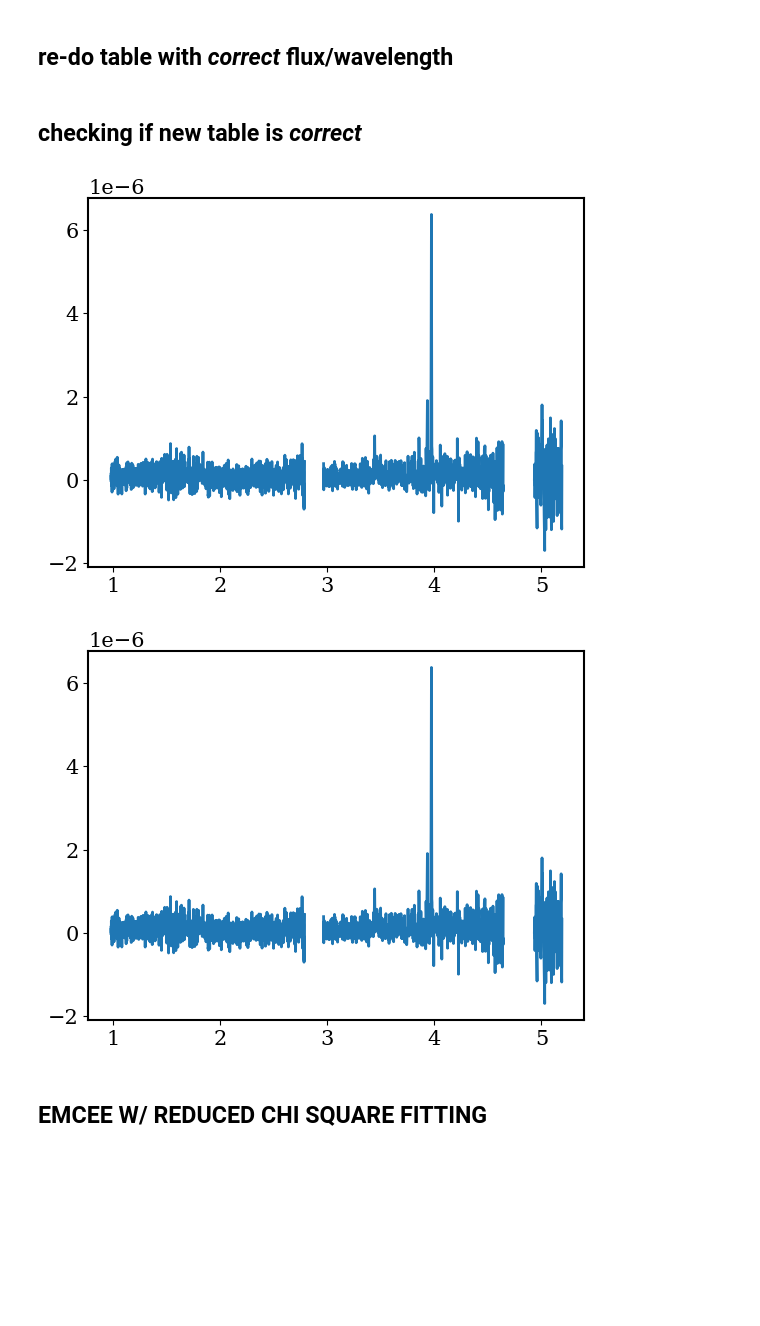
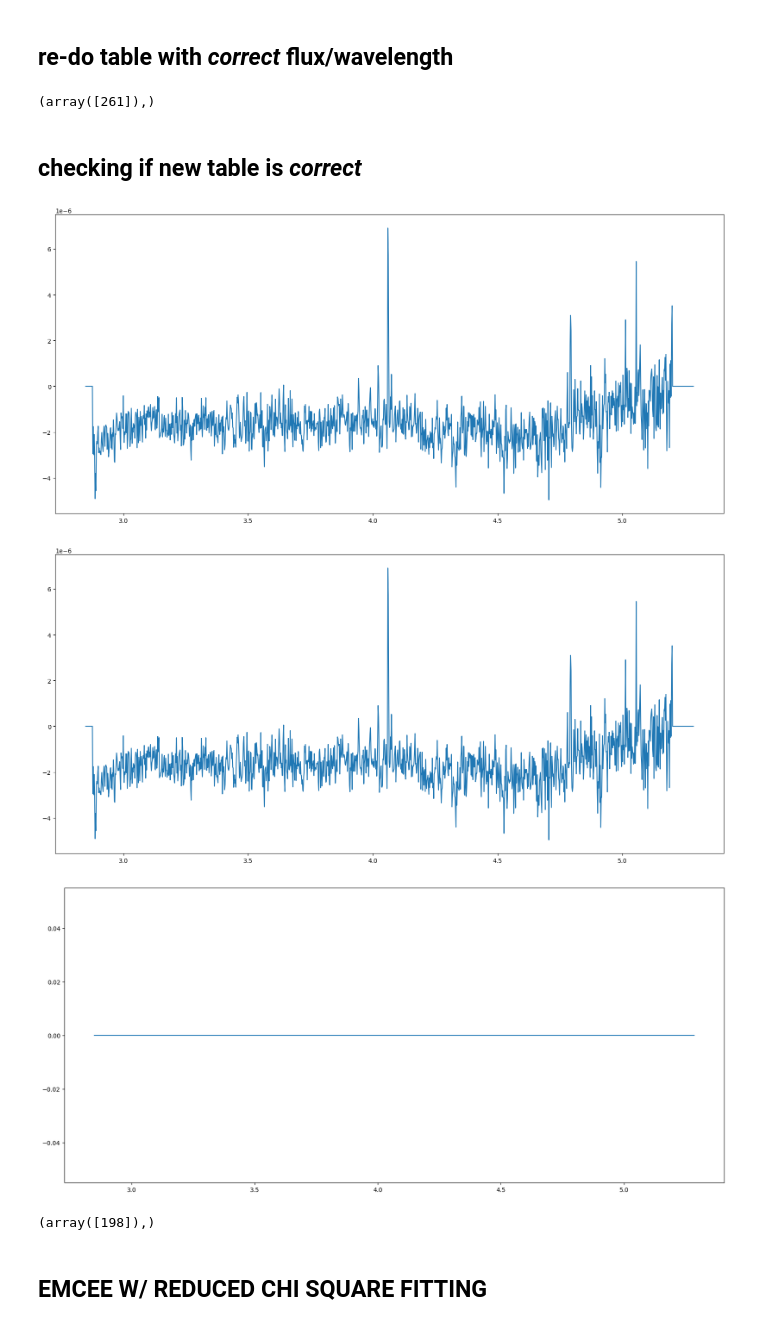
Before and after one commit to lipikachatur/VIP, a Jupyter notebook: (6) star formation rate.ipynb, the cells around one changed output. Cells and saved outputs as stored; diff of their text form; code cells hidden in the pictures; blank space fills up the shorter version.

Commit message:
added new revised table

```diff
--- a/(6) star formation rate.ipynb
+++ b/(6) star formation rate.ipynb
@@ -112,18 +114,53 @@ for k, filename in enumerate(RUBIES_and_CEERS_table['filename']):
+# %%
+np.where(source_name == 'jw04233006003_CEERS-FULL-V2_F290LP_G395M_s49188_x1d.fits')
+# %% [output]
+(array([261]),)
 # %% [markdown]
 ## checking if new table is *correct*
 # %%
-#print(master_file[50])
-full_path = '../Capstone Project/nirspec5/comb-mgrat/hlsp_ceers_jwst_nirspec_nirspec5-000717_comb-mgrat_v0.7_x1d-masked.fits'
+# #print(master_file[50])
+# full_path = '../Capstone Project/nirspec5/comb-mgrat/hlsp_ceers_jwst_nirspec_nirspec5-000717_comb-mgrat_v0.7_x1d-masked.fits'
+# data = fits.open(full_path)
+# hdu = data[1].data
+# wavelength = hdu['WAVELENGTH']
+# flux = hdu['FLUX']
+
+# plt.figure()
+# plt.plot(master_wave[50], master_flux[50])
+# plt.figure()
+# plt.plot(wavelength, flux)
+# plt.show()
+
+#full_path = '../Capstone Project/nirspec10/comb-mgrat/hlsp_ceers_jwst_nirspec_nirspec10-001212_comb-mgrat_v0.7_x1d-masked.fits'
+full_path = '../Capstone Project/RUBIES/jw04233006003_CEERS-FULL-V2_F290LP_G395M_s49188_x1d.fits'
 data = fits.open(full_path)
 hdu = data[1].data
-wavelength = hdu['WAVELENGTH']
-flux = hdu['FLUX']
+test_wavelength = hdu['WAVELENGTH']
+test_flux = hdu['FLUX']
 
-plt.figure()
-plt.plot(master_wave[50], master_flux[50])
-plt.figure()
-plt.plot(wavelength, flux)
+index = 261
+RUBIES_and_CEERS_table = Table.read('MAIN_CORRECTED_RUBIES_AND_CEERS_TABLE.fits')
+source_name = RUBIES_and_CEERS_table['filename']
+flux = RUBIES_and_CEERS_table['flux']
+obs_wavelength = RUBIES_and_CEERS_table['wavelength']
+
+plt.figure(figsize=(20,9))
+plt.plot(test_wavelength, test_flux)
+plt.figure(figsize=(20,9))
+plt.plot(obs_wavelength[index], flux[index])
+plt.figure(figsize=(20,9))
+plt.plot(obs_wavelength[index], flux[index]-test_flux)
 plt.show()
 # %% [output]
-[figure, old version]
+[figure, new version]
-[figure, old version]
+[figure, new version]
+[figure, added]
+# %%
+RUBIES_and_CEERS_table = Table.read('MAIN_CORRECTED_RUBIES_AND_CEERS_TABLE.fits')
+np.where(RUBIES_and_CEERS_table['filename'] == 'jw04233005002_CEERS-FULL-V2_F290LP_G395M_s13944_x1d.fits')
+
+#plt.plot(RUBIES_and_CEERS_table['wavelength'][100], RUBIES_and_CEERS_table['flux'][198])
+#RUBIES_and_CEERS_table['flags'][198] = True
+#RUBIES_and_CEERS_table.write('MAIN_CORRECTED_RUBIES_AND_CEERS_TABLE.fits',overwrite='True')
+# %% [output]
+(array([198]),)
```
Also changed, not shown: parts of 5 cells of this notebook, 2 other files.
